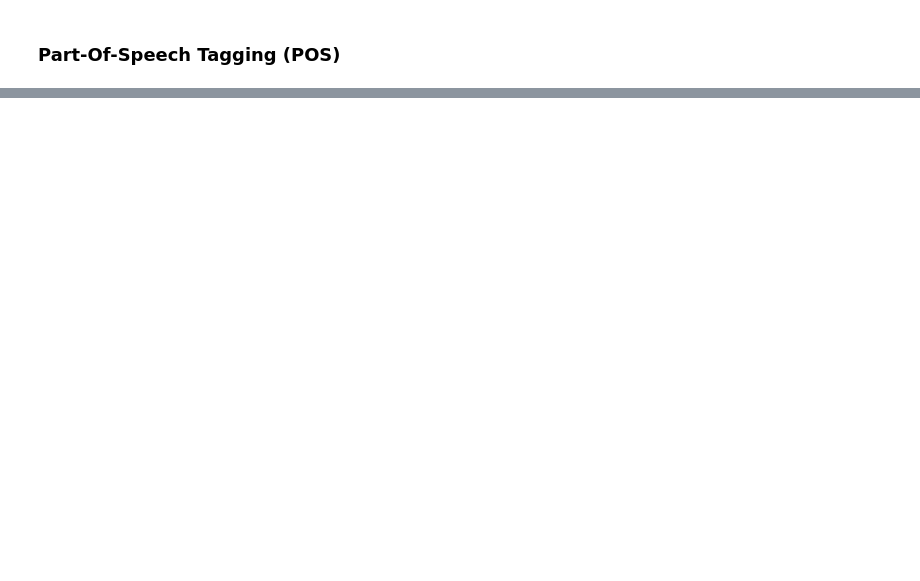
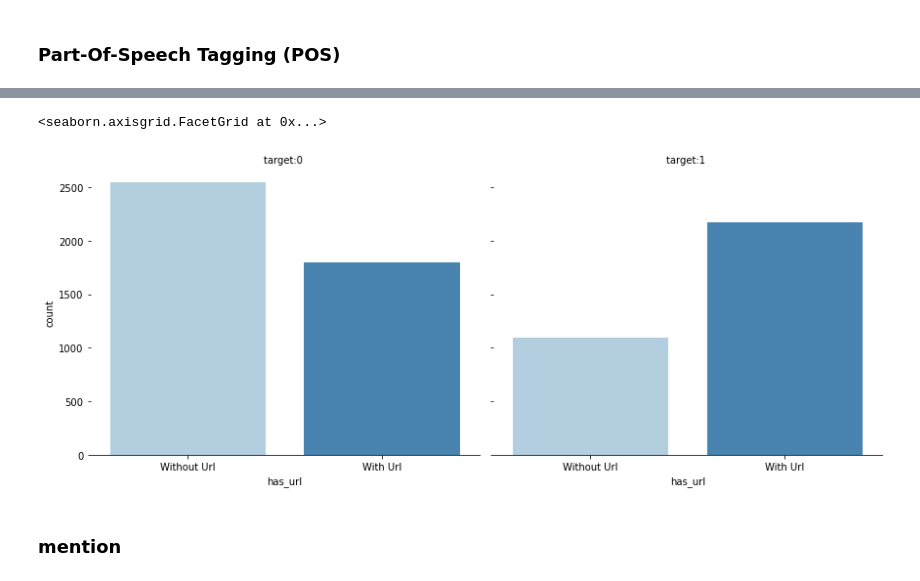
Before and after one commit to denisefavila/twitter_disasters, a Jupyter notebook: Data Exploration.ipynb, the cells around one changed output, grey strips where cells are left out. Saved outputs shown, nothing was run; the diff lists cells and outputs as text; code cells hidden in the pictures; blank space fills up the shorter version.

```diff
--- a/Data Exploration.ipynb
+++ b/Data Exploration.ipynb
@@ -286,0 +291,11 @@ pos_df.iplot(
+# %%
+regular_expression_map = {
+    'url': 'http[s]?://(?:[a-zA-Z]|[0-9]|[$-_@.&+]|[!*\(\),]|(?:%[0-9a-fA-F][0-9a-fA-F]))+',
+    'mention': r'(?<=@)\w+',
+    'hashtag': '(?<=#)\w+'
+}
+# %%
+def find_expression(input_sequence, regular_expression):
+        text = re.findall(regular_expression,
+                          input_sequence)
+        return "".join(text)
@@ -286,0 +317,15 @@ pos_df.iplot(
+# %%
+
+g = sns.catplot(x="has_url", kind='count',
+                data=train, col='target',
+                height=5, aspect=1.2,
+                palette="Blues")
+
+(g.set_xticklabels(["Without Url", "With Url"])
+  .set_titles("{col_var}:{col_name} ")
+  .despine(left=True))
+# %% [output]
+<seaborn.axisgrid.FacetGrid at 0x...>
+[figure, added]
+# %% [markdown]
+### mention
```
Also changed, not shown: parts of 21 cells of this notebook, 2 other files.
